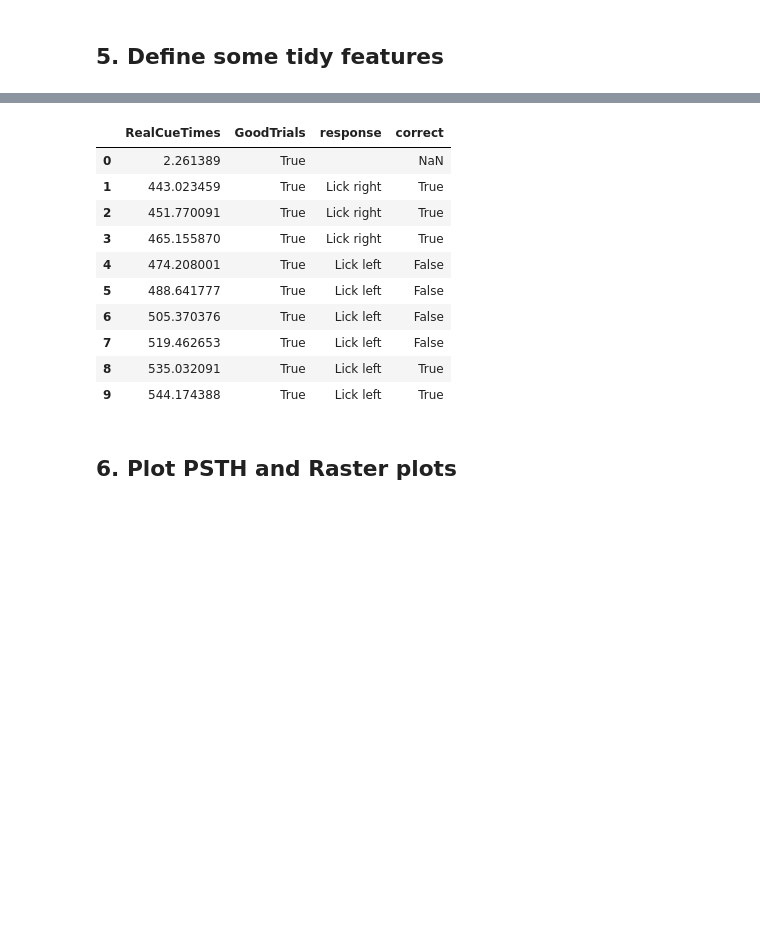
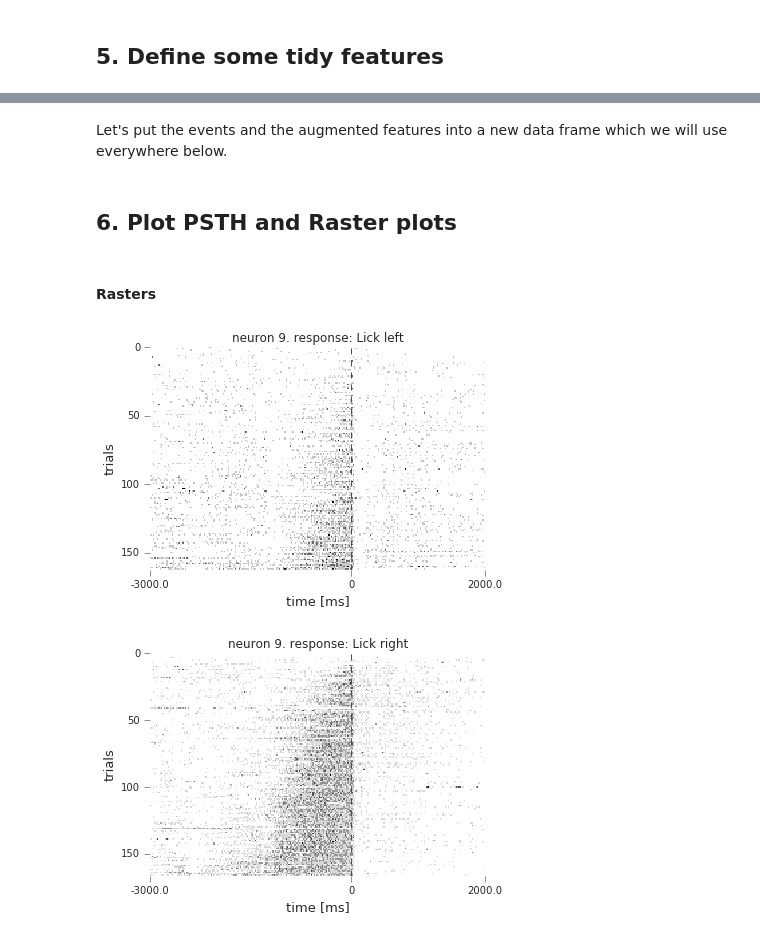
Before and after one commit to KordingLab/spykes, a Jupyter notebook: notebooks_examples/crcns_dataset_example.ipynb, the cells around one changed output, grey strips where cells are left out. Drawn from its saved outputs; the diff is of its cells as text; code cells hidden in the pictures; blank space fills up the shorter version.

```diff
--- a/notebooks_examples/crcns_dataset_example.ipynb
+++ b/notebooks_examples/crcns_dataset_example.ipynb
@@ -109,18 +115,2 @@ features.head()
-# %%
-events_var = ['RealCueTimes']#, 'trial_id']
-features_var = ['GoodTrials', 'response', 'correct']#, 'trial_id']
-#data_df = pd.merge(events[events_var], features[features_var], on='trial_id')
-data_df = pd.concat([events[events_var], features[features_var]], axis=1)
-data_df.head(10)
-# %% [output]
-|  | RealCueTimes | GoodTrials | response | correct |
-| 0 | 2.261389 | True |  | NaN |
-| 1 | 443.023459 | True | Lick right | True |
-| 2 | 451.770091 | True | Lick right | True |
-| 3 | 465.155870 | True | Lick right | True |
-| 4 | 474.208001 | True | Lick left | False |
-| 5 | 488.641777 | True | Lick left | False |
-| 6 | 505.370376 | True | Lick left | False |
-| 7 | 519.462653 | True | Lick left | False |
-| 8 | 535.032091 | True | Lick left | True |
-| 9 | 544.174388 | True | Lick left | True |
+# %% [markdown]
+Let's put the events and the augmented features into a new data frame which we will use everywhere below.
@@ -127,2 +123,18 @@ data_df.head(10)
 # %% [markdown]
  ## 6. Plot PSTH and Raster plots
+# %% [markdown]
+#### Rasters
+# %%
+event = 'RealCueTimes'
+conditions='response'
+window = [-3000,2000]
+
+rasters_fig2b1 = neuron.get_raster(event=event,
+                                   conditions=conditions,
+                                   df=trials_df,
+                                   window=window,
+                                   binsize=20,
+                                   sort=True);
+# %% [output]
+[figure, added]
+[figure, added]
```
Also changed, not shown: parts of 12 cells of this notebook, 3 other files.
